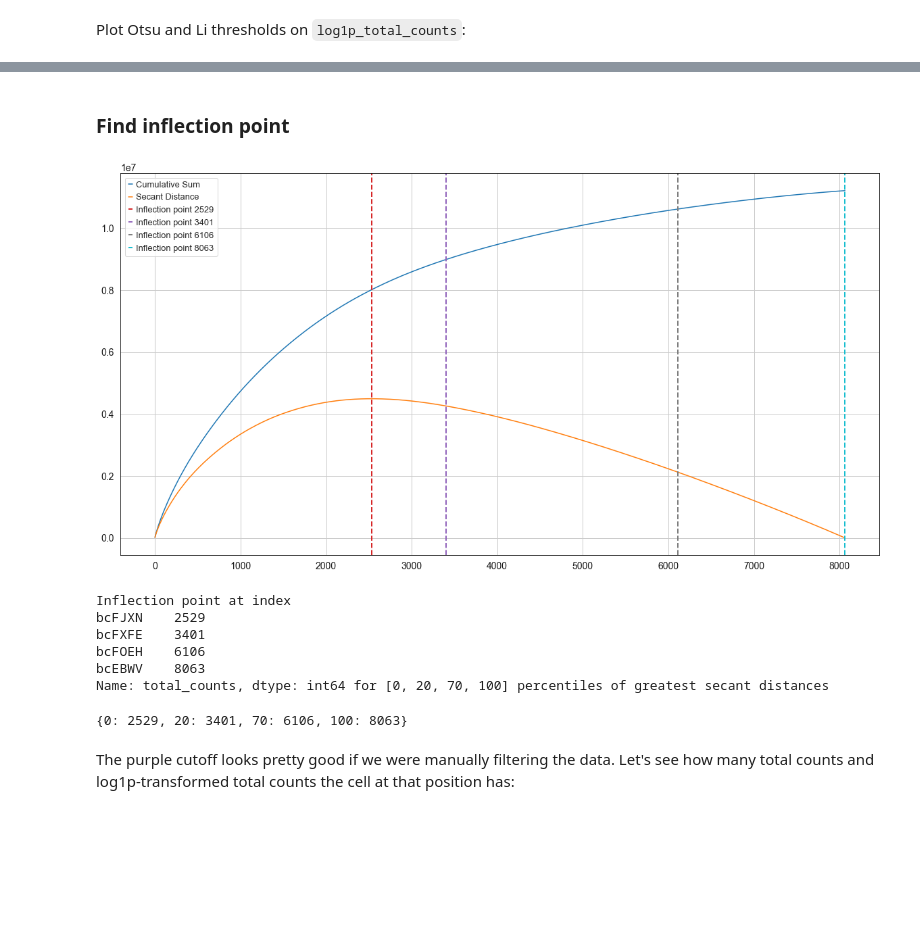
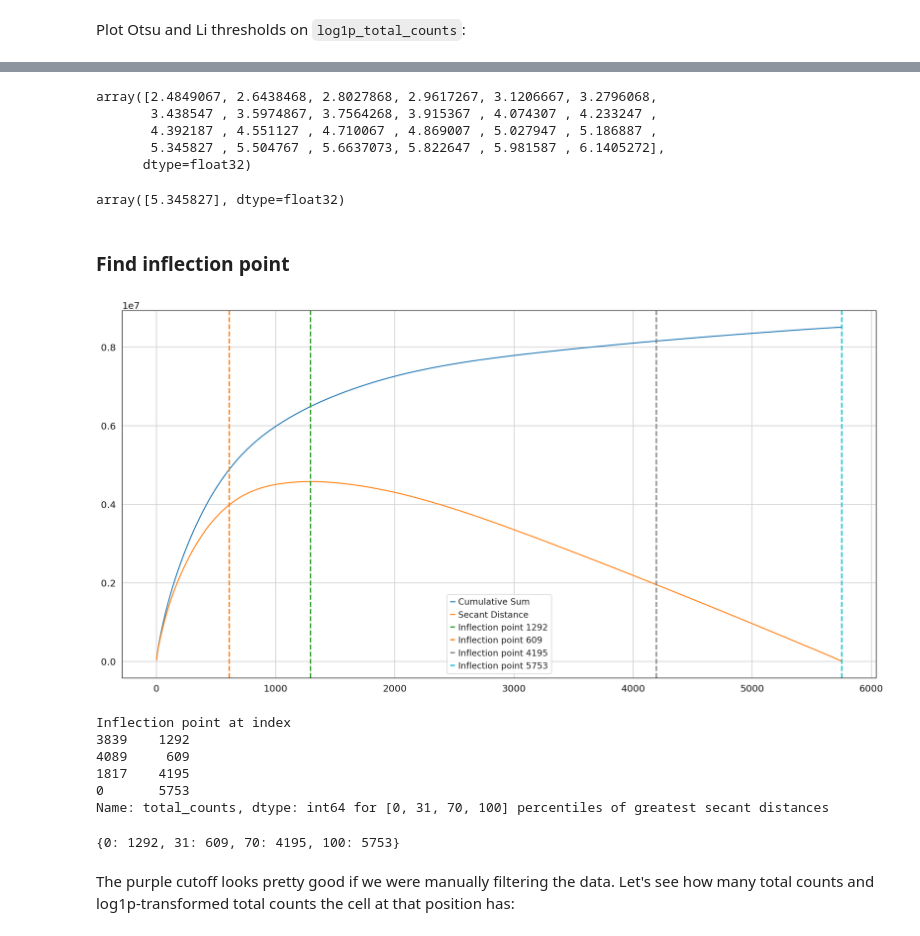
Before and after one commit to codyheiser/dropkick, a Jupyter notebook: testing/thresholding.ipynb, the cells around one changed output, grey strips where cells are left out. Saved outputs shown, nothing was run; the diff lists cells and outputs as text; code cells hidden in the pictures; blank space fills up the shorter version.

```diff
--- a/testing/thresholding.ipynb
+++ b/testing/thresholding.ipynb
@@ -57,0 +84,8 @@ plt.axvline(thresh_li, color='g') # li threshold
+# %%
+subSecondArray
+# %% [output]
+array([2.4849067, 2.6438468, 2.8027868, 2.9617267, 3.1206667, 3.2796068,
+       3.438547 , 3.5974867, 3.7564268, 3.915367 , 4.074307 , 4.233247 ,
+       4.392187 , 4.551127 , 4.710067 , 4.869007 , 5.027947 , 5.186887 ,
+       5.345827 , 5.504767 , 5.6637073, 5.822647 , 5.981587 , 6.1405272],
+      dtype=float32)
@@ -58,17 +97,21 @@ plt.axvline(thresh_li, color='g') # li threshold
+# %%
+realMax
+# %% [output]
+array([5.345827], dtype=float32)
 # %% [markdown]
 ### Find inflection point
 # %%
 # inflection_percentiles are percentages of maximum secant distance. we wanna pick one to the right of the maximum
-find_inflection(s1, inflection_percentiles = [0,20,70,100], output_prefix='')
+find_inflection(s1, inflection_percentiles = [0,31,70,100], output_prefix='')
 # %% [output]
-[figure, old version]
+[figure, new version]
 Inflection point at index
-bcFJXN    2529
-bcFXFE    3401
-bcFOEH    6106
-bcEBWV    8063
-Name: total_counts, dtype: int64 for [0, 20, 70, 100] percentiles of greatest secant distances
+3839    1292
+4089     609
+1817    4195
+0       5753
+Name: total_counts, dtype: int64 for [0, 31, 70, 100] percentiles of greatest secant distances
-{0: 2529, 20: 3401, 70: 6106, 100: 8063}
+{0: 1292, 31: 609, 70: 4195, 100: 5753}
 # %% [markdown]
 The purple cutoff looks pretty good if we were manually filtering the data. Let's see how many total counts and log1p-transformed total counts the cell at that position has:
 # %%
```
Also changed, not shown: parts of 39 cells of this notebook, 26 other files.
